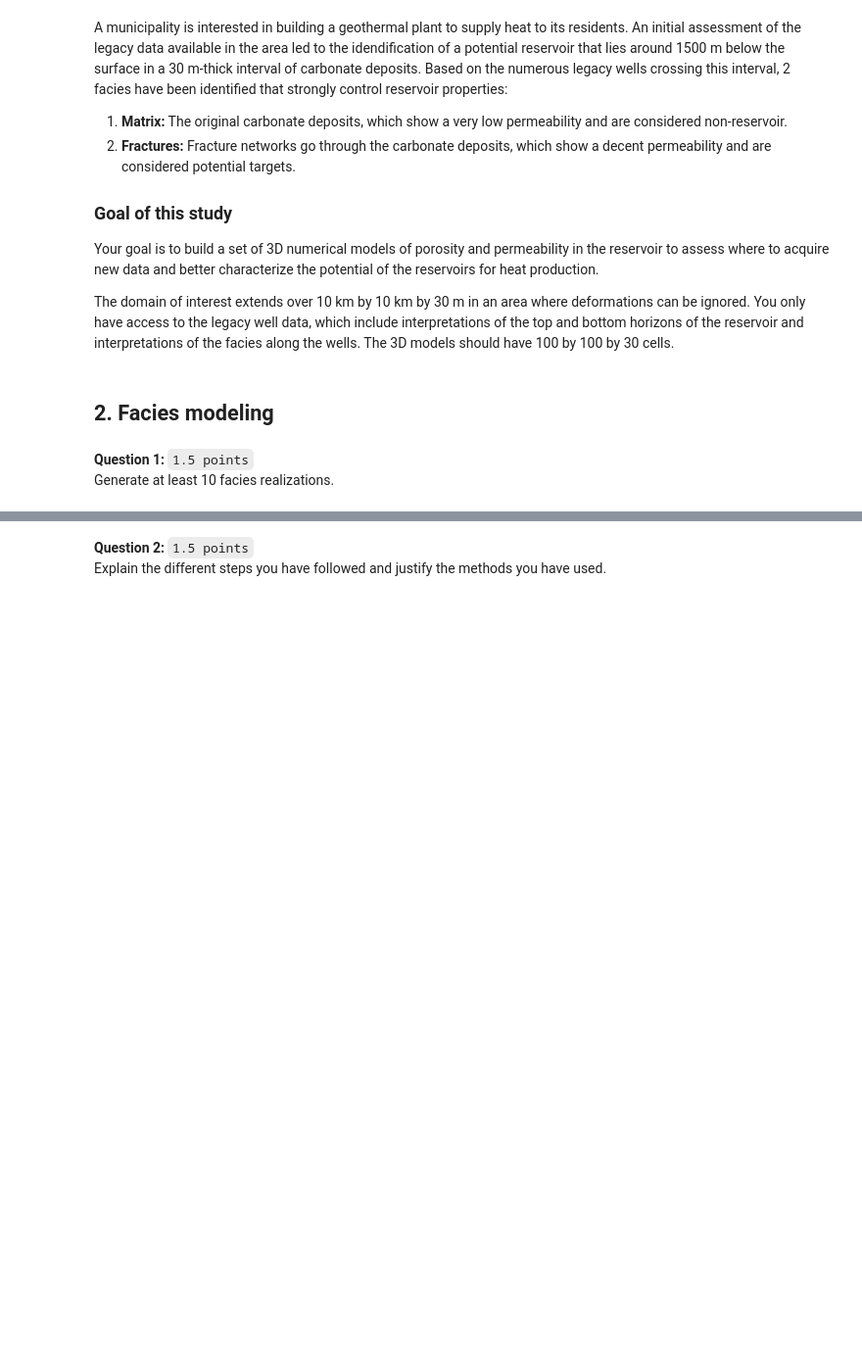
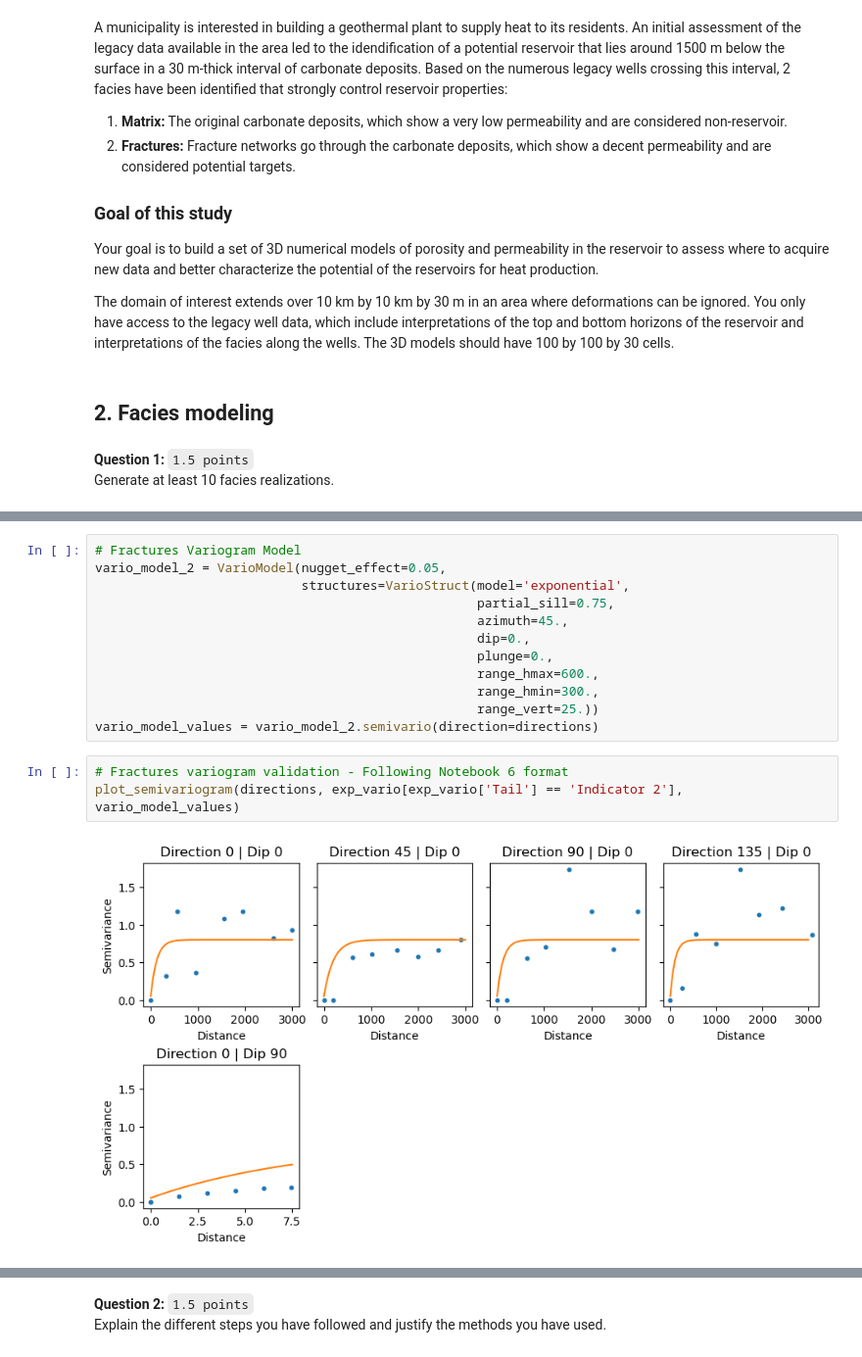
Before and after one commit to nandanajihha/Final-Assignment-Geomodelling, a Jupyter notebook: final-assignment.ipynb, the cells around one changed output, grey strips where cells are left out. Shown at 98% size. Cells and saved outputs as stored; diff of their text form; blank space fills up the shorter version.

```diff
--- a/final-assignment.ipynb
+++ b/final-assignment.ipynb
@@ -75,0 +264,17 @@ Generate at least 10 facies realizations.
+# %%
+# Fractures Variogram Model
+vario_model_2 = VarioModel(nugget_effect=0.05,
+                           structures=VarioStruct(model='exponential',
+                                                  partial_sill=0.75,
+                                                  azimuth=45.,
+                                                  dip=0.,
+                                                  plunge=0.,
+                                                  range_hmax=600.,
+                                                  range_hmin=300.,
+                                                  range_vert=25.))
+vario_model_values = vario_model_2.semivario(direction=directions)
+# %%
+# Fractures variogram validation - Following Notebook 6 format
+plot_semivariogram(directions, exp_vario[exp_vario['Tail'] == 'Indicator 2'], vario_model_values)
+# %% [output]
+[figure, added]
```
Also changed, not shown: parts of 12 cells of this notebook.
